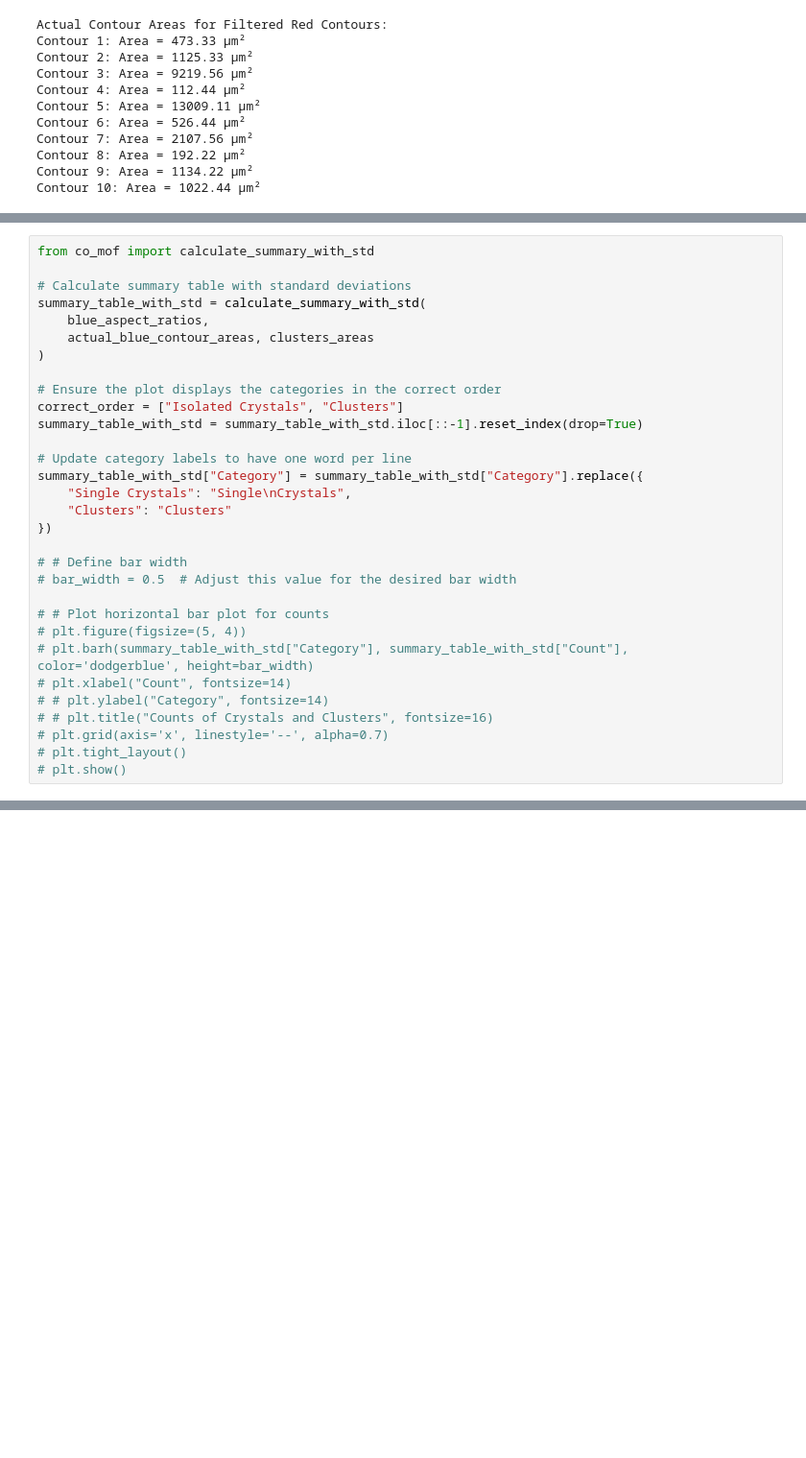
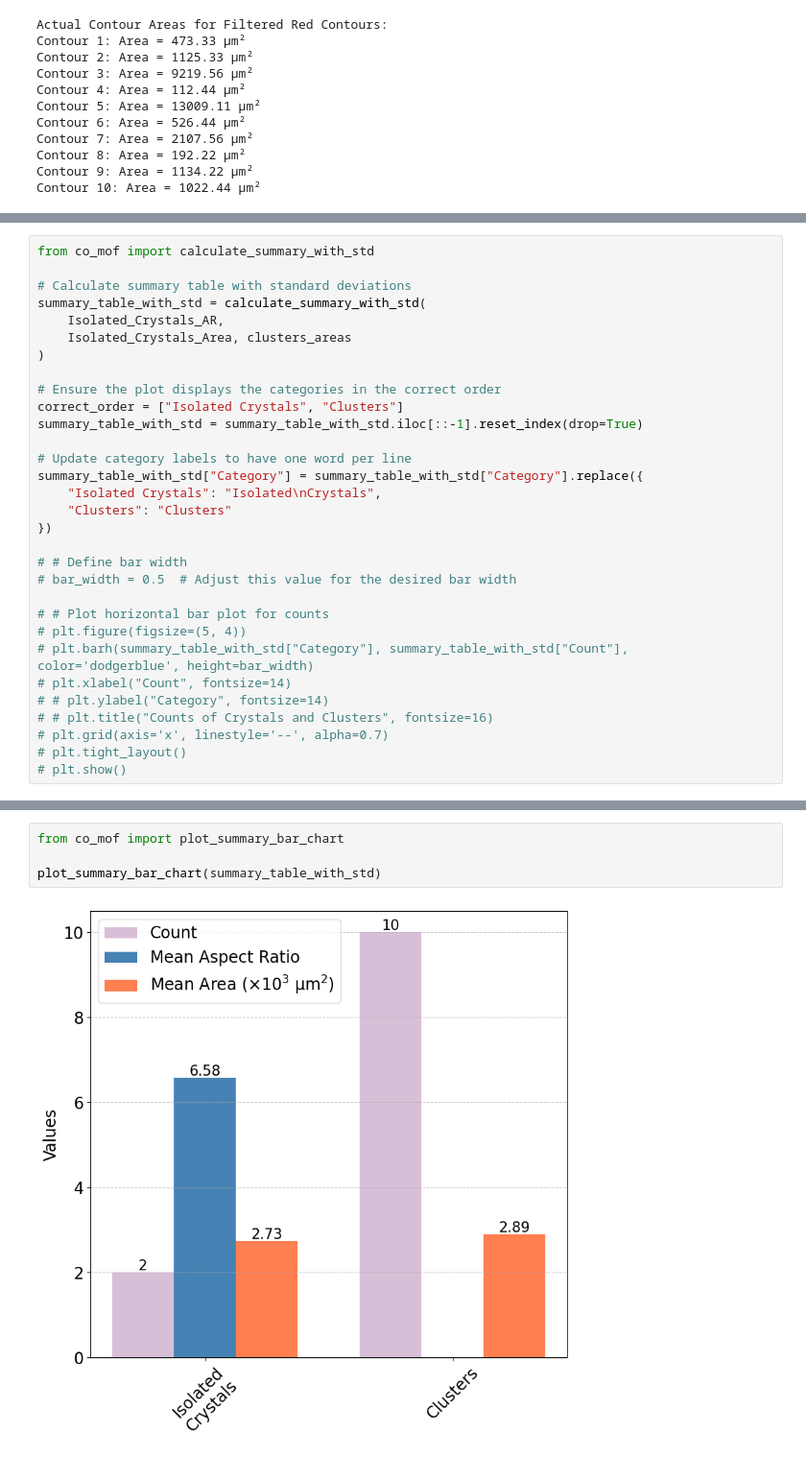
Before and after one commit to uwsunlab/Co-MOF, a Jupyter notebook: MOF_Project_DataAnalysis.ipynb, the cells around one changed output, grey strips where cells are left out. Shown at 96% size. Cells and saved outputs as stored; diff of their text form; blank space fills up the shorter version.

```diff
--- a/MOF_Project_DataAnalysis.ipynb
+++ b/MOF_Project_DataAnalysis.ipynb
@@ -456,8 +345,8 @@ from co_mof import calculate_summary_with_std
 
 # Calculate summary table with standard deviations
 summary_table_with_std = calculate_summary_with_std(
-    blue_aspect_ratios,
-    actual_blue_contour_areas, clusters_areas
+    Isolated_Crystals_AR,
+    Isolated_Crystals_Area, clusters_areas
 )
 
 # Ensure the plot displays the categories in the correct order
@@ -466,7 +355,7 @@ summary_table_with_std = summary_table_with_std.iloc[::-1].reset_index(drop=True
 
 # Update category labels to have one word per line
 summary_table_with_std["Category"] = summary_table_with_std["Category"].replace({
-    "Single Crystals": "Single\nCrystals",
+    "Isolated Crystals": "Isolated\nCrystals",
     "Clusters": "Clusters"
 })
 
@@ -546,0 +386,6 @@ plt.show()
+# %%
+from co_mof import plot_summary_bar_chart
+
+plot_summary_bar_chart(summary_table_with_std)
+# %% [output]
+[figure, added]
```
Also changed, not shown: parts of 20 cells of this notebook, 1 other file.
